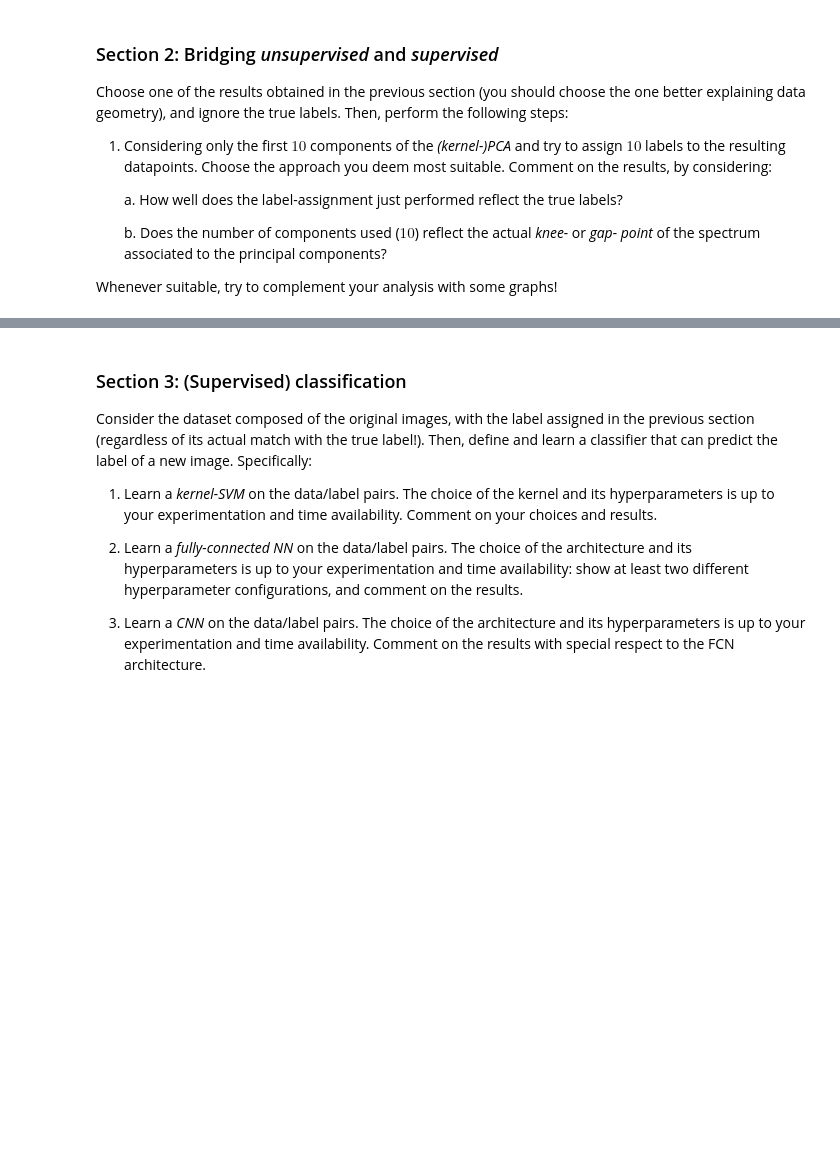
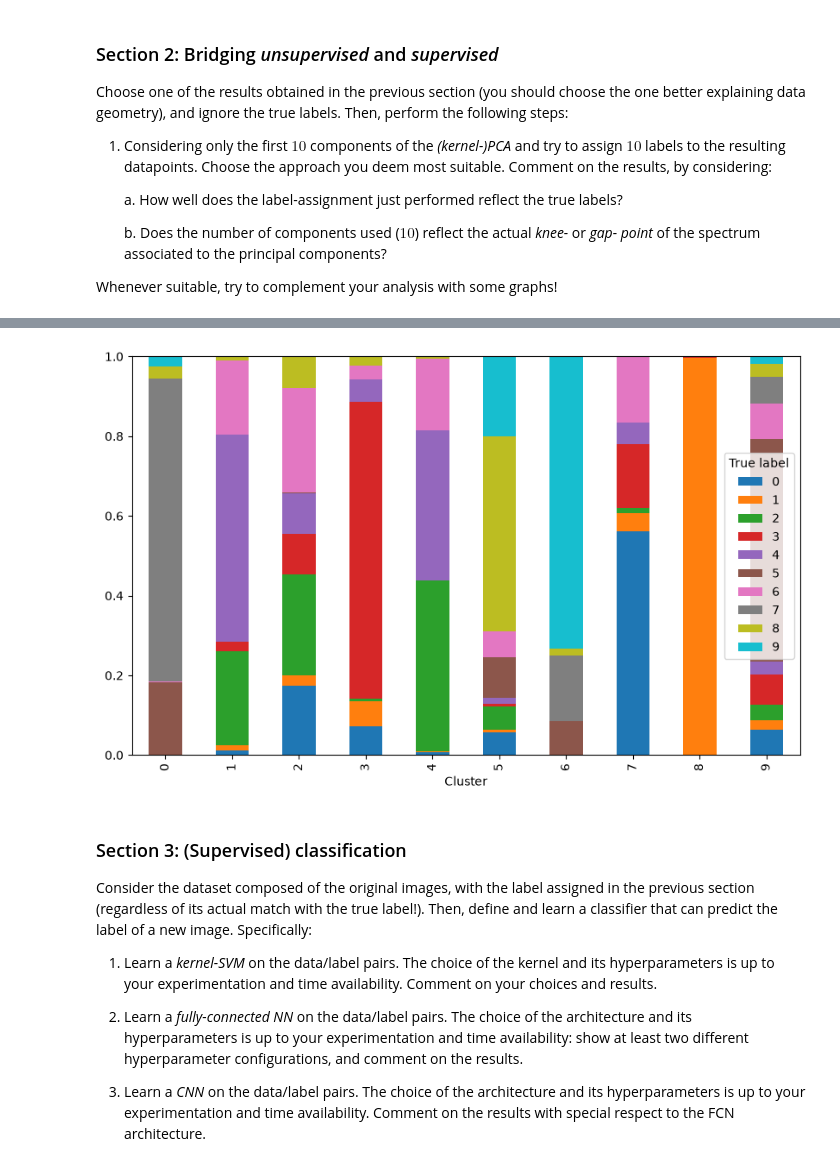
Before and after one commit to frekkoz3/Advanced-Deep-Learning-and-Kernel-Methods, a Jupyter notebook: Challenges/AdvML_Challenge_2023_1.ipynb, the cells around one changed output, grey strips where cells are left out. Saved outputs shown, nothing was run; the diff lists cells and outputs as text; code cells hidden in the pictures; blank space fills up the shorter version.

```diff
--- a/Challenges/AdvML_Challenge_2023_1.ipynb
+++ b/Challenges/AdvML_Challenge_2023_1.ipynb
@@ -43,3 +214,29 @@ Whenever suitable, try to complement your analysis with some graphs!
+# %%
+import pandas as pd
+import matplotlib.pyplot as plt
+
+df = pd.DataFrame({
+    "Cluster": model.labels_,
+    "True label": y_test
+})
+
+distribution = pd.crosstab(
+    df["Cluster"],
+    df["True label"],
+    normalize="index"
+)
+
+distribution.plot(
+    kind="bar",
+    stacked=True,
+    figsize=(10, 6),
+    colormap="tab10",
+    legend=True
+)
+
+plt.show()
+# %% [output]
+[figure, added]
 # %% [markdown]
 ### Section 3: (Supervised) classification
 
```
Also changed, not shown: parts of 16 cells of this notebook, 2 other files.
